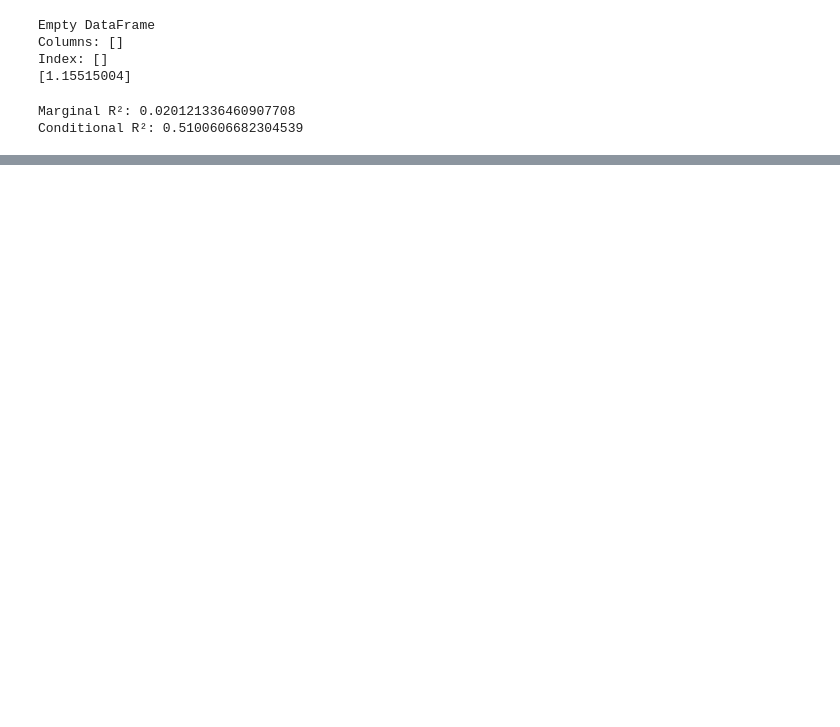
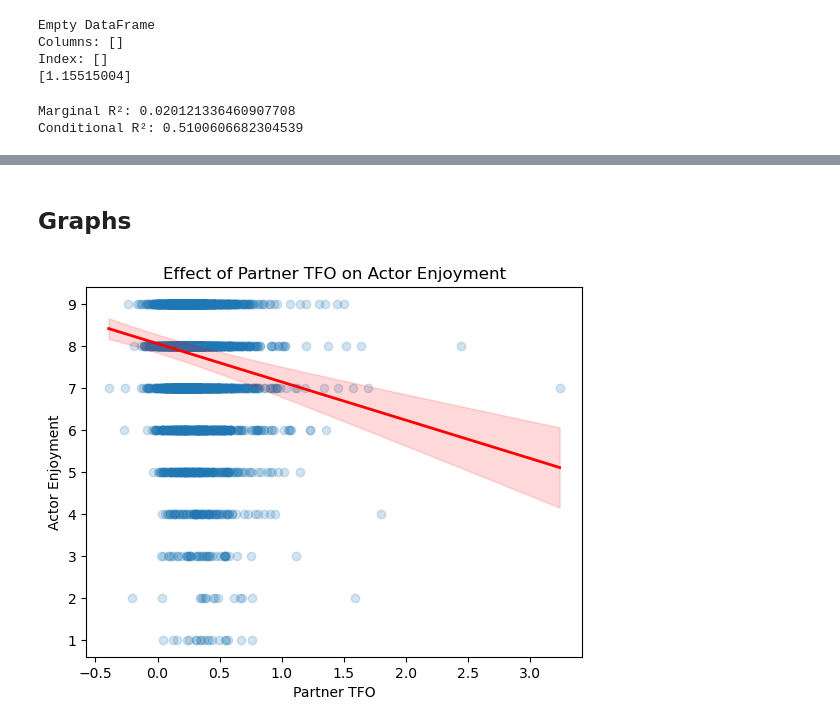
Before and after one commit to anamtzbarbosa/CANDOR_enjoyment, a Jupyter notebook: H5 LMM/Mixed Model.ipynb, the cells around one changed output, grey strips where cells are left out. Drawn from its saved outputs; the diff is of its cells as text; code cells hidden in the pictures; blank space fills up the shorter version.

Commit message:
mixed model updates

```diff
--- a/H5 LMM/Mixed Model.ipynb
+++ b/H5 LMM/Mixed Model.ipynb
@@ -133,9 +105,33 @@ df_mutual
-# %%
-
-"""model = smf.mixedlm(
-    "how_enjoyable_actor ~ tfo_partner + overlap_partner + pauses_partner + speech_activity_partner",
-    data=df,
-    groups=df["call_id"]  )
-
-result = model.fit()
-print(result.summary())"""
+# %% [markdown]
+## Graphs
+# %%
+import numpy as np
+import matplotlib.pyplot as plt
+from scipy import stats
+
+# Generate prediction line
+x = np.linspace(df["tfo_partner"].min(), df["tfo_partner"].max(), 100)
+y_pred = (
+    result.params["Intercept"] +
+    result.params["tfo_partner"] * x
+)
+
+alpha = 0.05
+se_intercept = result.bse["Intercept"]
+se_slope = result.bse["tfo_partner"]
+z = stats.norm.ppf(1 - alpha/2)
+ci_lower = y_pred - z * np.sqrt(se_intercept**2 + (x**2 * se_slope**2))
+ci_upper = y_pred + z * np.sqrt(se_intercept**2 + (x**2 * se_slope**2))
+
+
+plt.figure()
+plt.scatter(df["tfo_partner"], df["how_enjoyable_actor"], alpha=0.2)
+plt.plot(x, y_pred, linewidth=2, color = "red")
+plt.fill_between(x, ci_lower, ci_upper, color="red", alpha=0.15)
+
+plt.xlabel("Partner TFO")
+plt.ylabel("Actor Enjoyment")
+plt.title("Effect of Partner TFO on Actor Enjoyment")
+plt.show()
+# %% [output]
+[figure, added]
```
Also changed, not shown: parts of 12 cells of this notebook.
